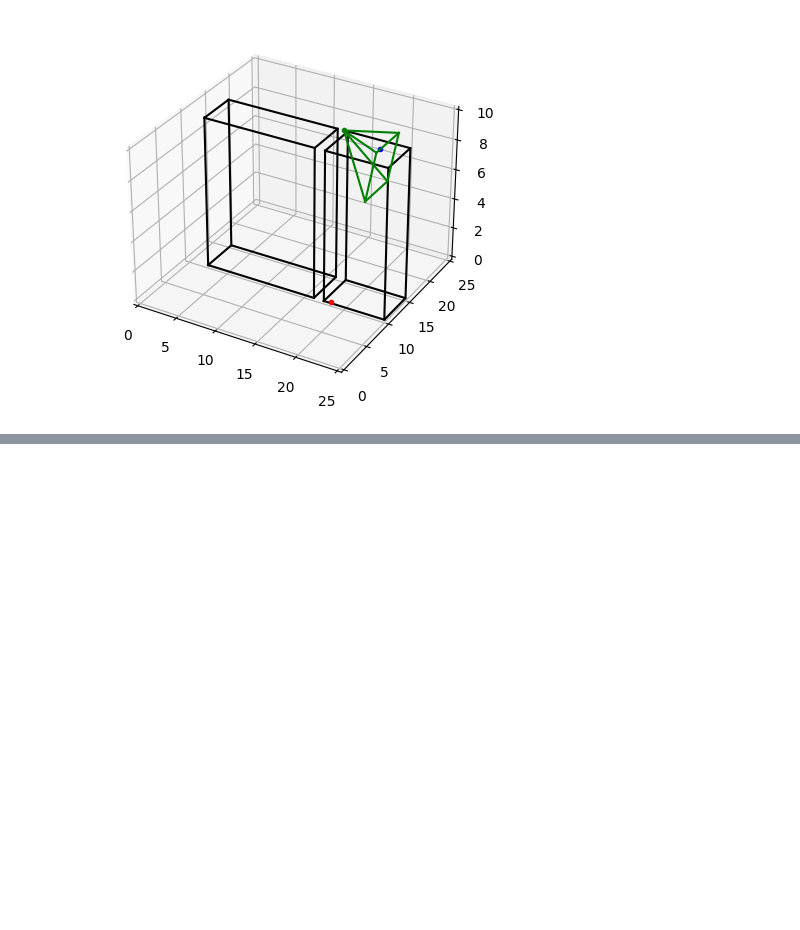
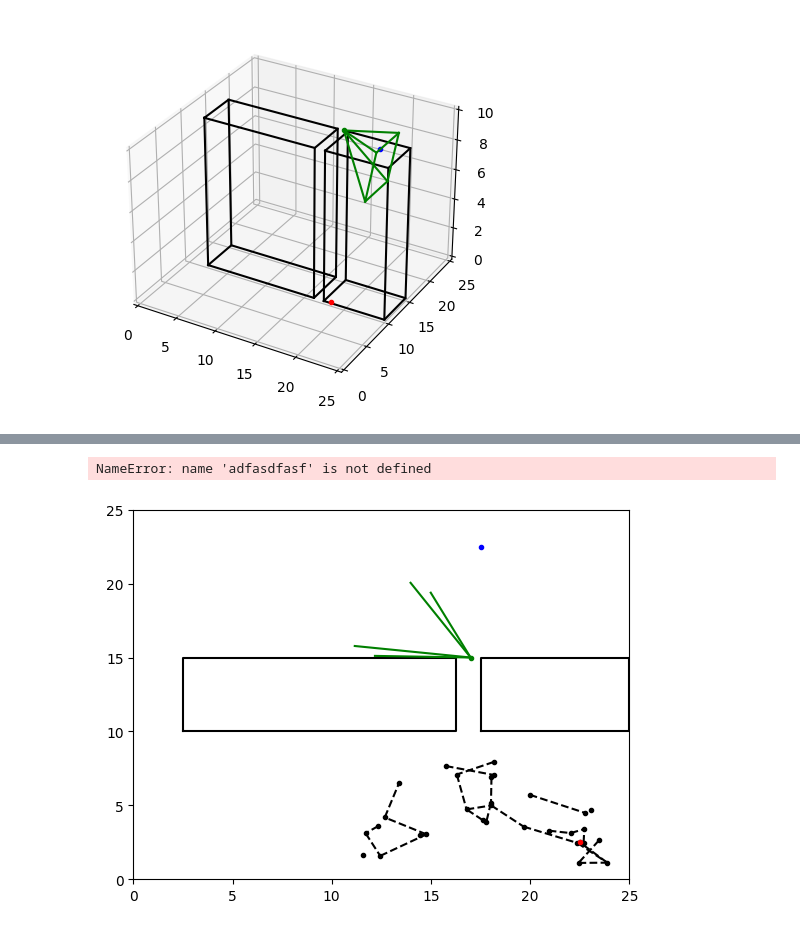
Before and after one commit to jeffersonkim97/cognis_UAM, a Jupyter notebook: script/3D/3DRRT.ipynb, the cells around one changed output, grey strips where cells are left out. Saved outputs shown, nothing was run; the diff lists cells and outputs as text; code cells hidden in the pictures; blank space fills up the shorter version.

```diff
--- a/script/3D/3DRRT.ipynb
+++ b/script/3D/3DRRT.ipynb
@@ -535,0 +655,77 @@ print(path)
+# %%
+#Finding Path from xf
+path = []
+
+
+fig = plt.figure()
+ax = plt.axes()
+
+for nb in range(building['nb']):
+    b = building[str(nb)]['Polygon']
+    bx = []
+    by = []
+    for i in range(len(b)+1):
+        if i < len(b):
+            bx.append(b[i][0])
+            by.append(b[i][1])
+        else:
+            bx.append(b[i-len(b)][0])
+            by.append(b[i-len(b)][1])
+    ax.plot(bx, by, '-k')
+
+for kk in range(len(G['node'])):
+    qcurr = G['node'][kk]
+    ax.plot(qcurr[0], qcurr[1], '.k')
+
+for kk in range(len(G['edge'])):
+    edgecurr = G['edge'][kk]
+    print(edgecurr)
+    print(edgecurr[0])
+    print(edgecurr[1])
+    ax.plot([edgecurr[0][0], edgecurr[1][0]], [edgecurr[0][1], edgecurr[1][1]], '--k')#, alpha=0.25)
+
+if path is not None:
+    for kkk in range(len(path)-1):
+        ax.plot([path[kkk][0], path[kkk+1][0]], [path[kkk][1], path[kkk+1][1]], '-r')
+
+camera_vertex = cam0.get_vertex(currentTime)
+for i in range(4):
+    temp = camera_vertex[str(i)]
+
+    if i == 3:
+        tempt = camera_vertex[str(0)]
+    else:
+        tempt = camera_vertex[str(i+1)]
+    ax.plot([cam_pos[0], temp[0][0]], [cam_pos[1], temp[1][0]], '-g')
+
+ax.plot(cam_pos[0], cam_pos[1], '.g')
+ax.plot(x0[0], x0[1], '.r')
+ax.plot(xf[0], xf[1], '.b')
+ax.set_xlim(map_size[0], map_size[1])
+ax.set_ylim(map_size[2], map_size[3])
+
+adfasdfasf
+if found:
+    xcheck = G['edge'][-1][1]
+    kounter = 0
+
+    path.append(xf)
+    while True:
+        Gnode = G['node']
+        Gedge = G['edge']
+
+        dist_check_vec = []
+        for i in range(len(Gedge)):
+            dx = Gedge[i][1] - xcheck
+            dist_check = np.sqrt(dx[0]**2 + dx[1]**2 + dx[2]**2)
+            dist_check_vec.append(dist_check)
+        closest = dist_check_vec.index(min(dist_check_vec))
+        xcheck = Gedge[closest][0]
+        path.append(xcheck)
+        kounter += 1
+
+        if xcheck[0] == x0[0] and xcheck[1] == x0[1] and xcheck[2] == x0[2]:
+            break
+
+    print(path)
+# %% [output]
@@ -536,3 +749,5 @@ print(path)
+NameError: name 'adfasdfasf' is not defined
+[figure, added]
 # %%
 from mpl_toolkits import mplot3d
 from mpl_toolkits.mplot3d import Axes3D
```
Also changed, not shown: parts of 15 cells of this notebook.
